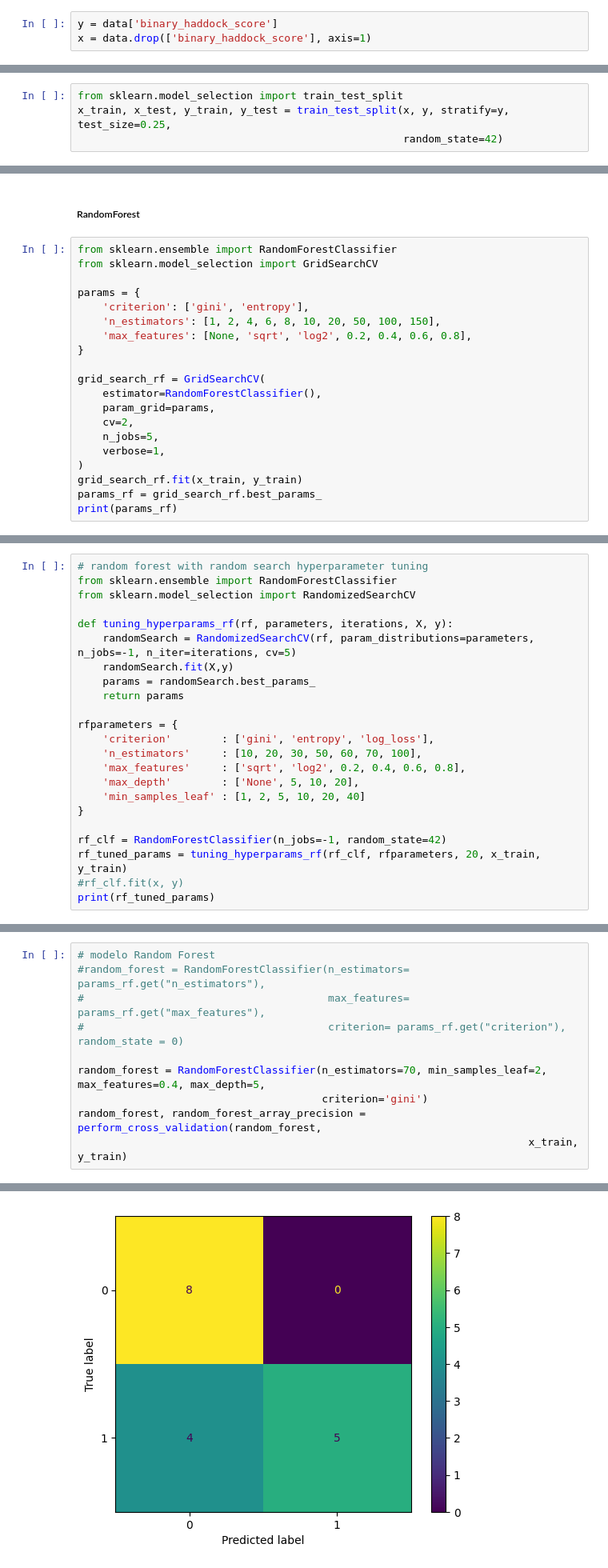
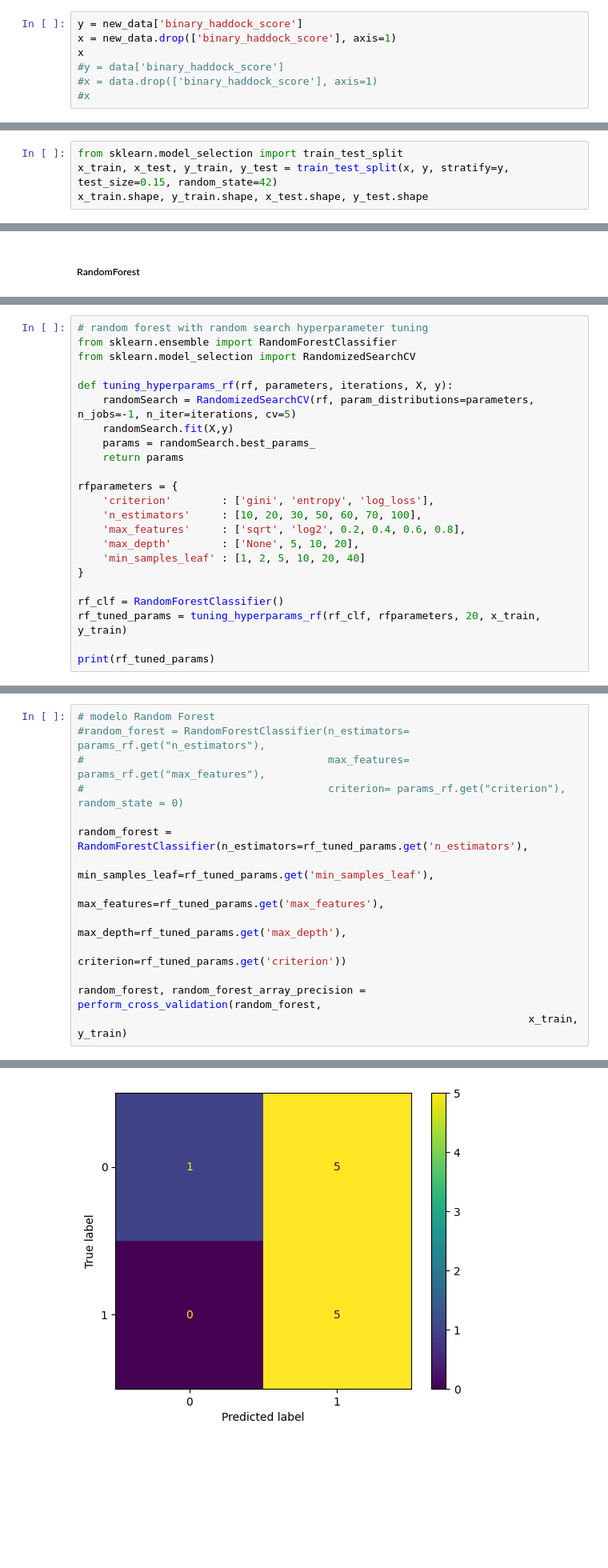
Before and after one commit to andre-brandao/puc_zoonotic_capacity, a Jupyter notebook: main.ipynb, the cells around one changed output, grey strips where cells are left out. Shown at 80% size. Cells and saved outputs as stored; diff of their text form; blank space fills up the shorter version.

```diff
--- a/covid_ic_sam.ipynb
+++ b/main.ipynb
@@ -349,3 +372,7 @@ data
 # %%
-y = data['binary_haddock_score']
-x = data.drop(['binary_haddock_score'], axis=1)
+y = new_data['binary_haddock_score']
+x = new_data.drop(['binary_haddock_score'], axis=1)
+x
+#y = data['binary_haddock_score']
+#x = data.drop(['binary_haddock_score'], axis=1)
+#x
@@ -368,4 +393,4 @@ x
 # %%
 from sklearn.model_selection import train_test_split
-x_train, x_test, y_train, y_test = train_test_split(x, y, stratify=y, test_size=0.25,
-                                                    random_state=42)
+x_train, x_test, y_train, y_test = train_test_split(x, y, stratify=y, test_size=0.15, random_state=42)
+x_train.shape, y_train.shape, x_test.shape, y_test.shape
@@ -525,22 +575,2 @@ Accuracy:  72.41379310344827
 # %% [markdown]
 ##### RandomForest
-# %%
-from sklearn.ensemble import RandomForestClassifier
-from sklearn.model_selection import GridSearchCV
-
-params = {
-    'criterion': ['gini', 'entropy'],
-    'n_estimators': [1, 2, 4, 6, 8, 10, 20, 50, 100, 150],
-    'max_features': [None, 'sqrt', 'log2', 0.2, 0.4, 0.6, 0.8],
-}
-
-grid_search_rf = GridSearchCV(
-    estimator=RandomForestClassifier(),
-    param_grid=params,
-    cv=2,
-    n_jobs=5,
-    verbose=1,
-)
-grid_search_rf.fit(x_train, y_train)
-params_rf = grid_search_rf.best_params_
-print(params_rf)
@@ -566,8 +593,8 @@ rfparameters = {
     'min_samples_leaf' : [1, 2, 5, 10, 20, 40]
 }
 
-rf_clf = RandomForestClassifier(n_jobs=-1, random_state=42)
+rf_clf = RandomForestClassifier()
 rf_tuned_params = tuning_hyperparams_rf(rf_clf, rfparameters, 20, x_train, y_train)
-#rf_clf.fit(x, y)
+
 print(rf_tuned_params)
 # %% [output]
@@ -578,8 +605,12 @@ print(rf_tuned_params)
 #                                       max_features= params_rf.get("max_features"),
 #                                       criterion= params_rf.get("criterion"), random_state = 0)
 
-random_forest = RandomForestClassifier(n_estimators=70, min_samples_leaf=2, max_features=0.4, max_depth=5,
-                                       criterion='gini')
+random_forest = RandomForestClassifier(n_estimators=rf_tuned_params.get('n_estimators'),
+                                       min_samples_leaf=rf_tuned_params.get('min_samples_leaf'),
+                                       max_features=rf_tuned_params.get('max_features'),
+                                       max_depth=rf_tuned_params.get('max_depth'),
+                                       criterion=rf_tuned_params.get('criterion'))
+
 random_forest, random_forest_array_precision = perform_cross_validation(random_forest,
                                                                         x_train, y_train)
 # %% [output]
@@ -628,4 +659,4 @@ weighted avg       0.84      0.76      0.75        17
-[figure, old version]
+[figure, new version]
 ---------------------------------------------------------
 FOLD: 5
               precision    recall  f1-score   support
```
Also changed, not shown: parts of 20 cells of this notebook, 1 other file.
